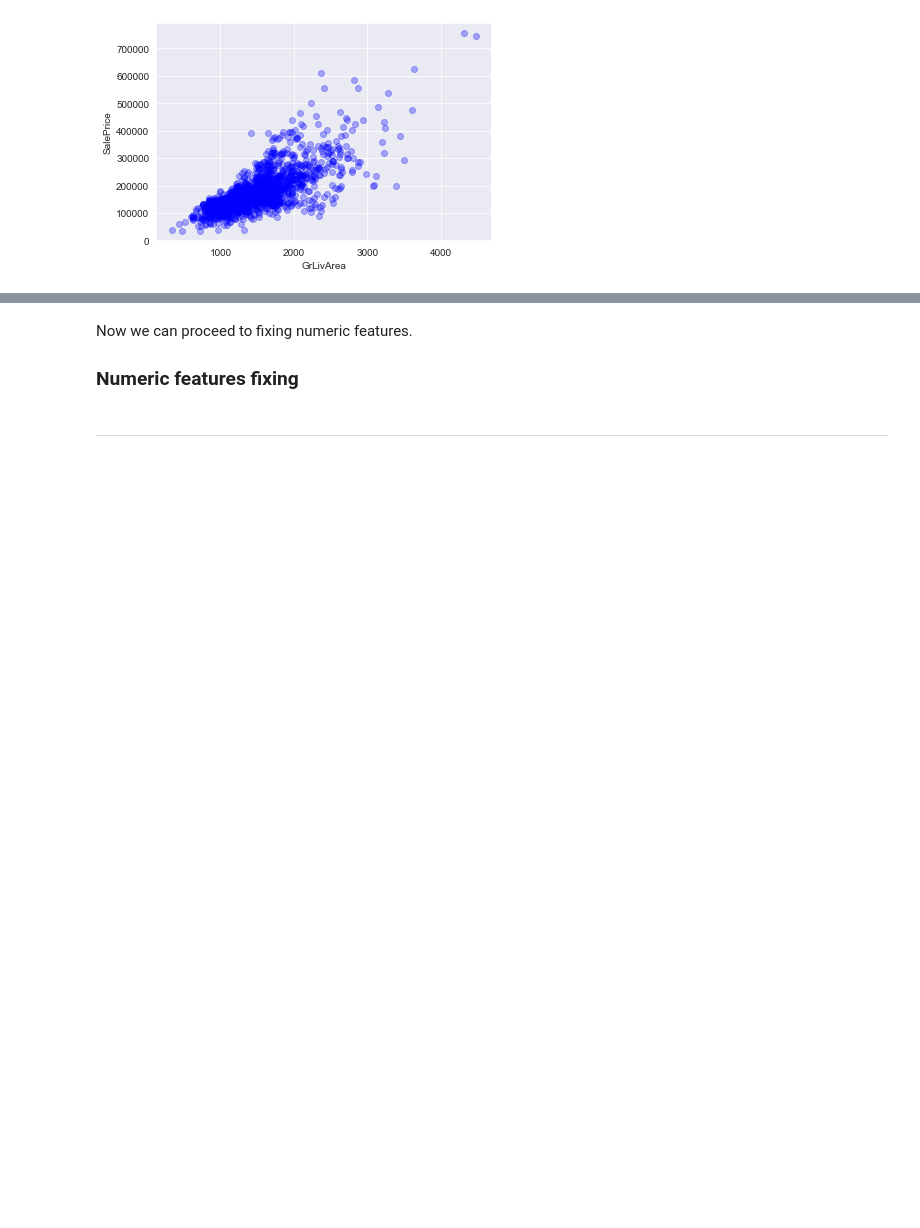
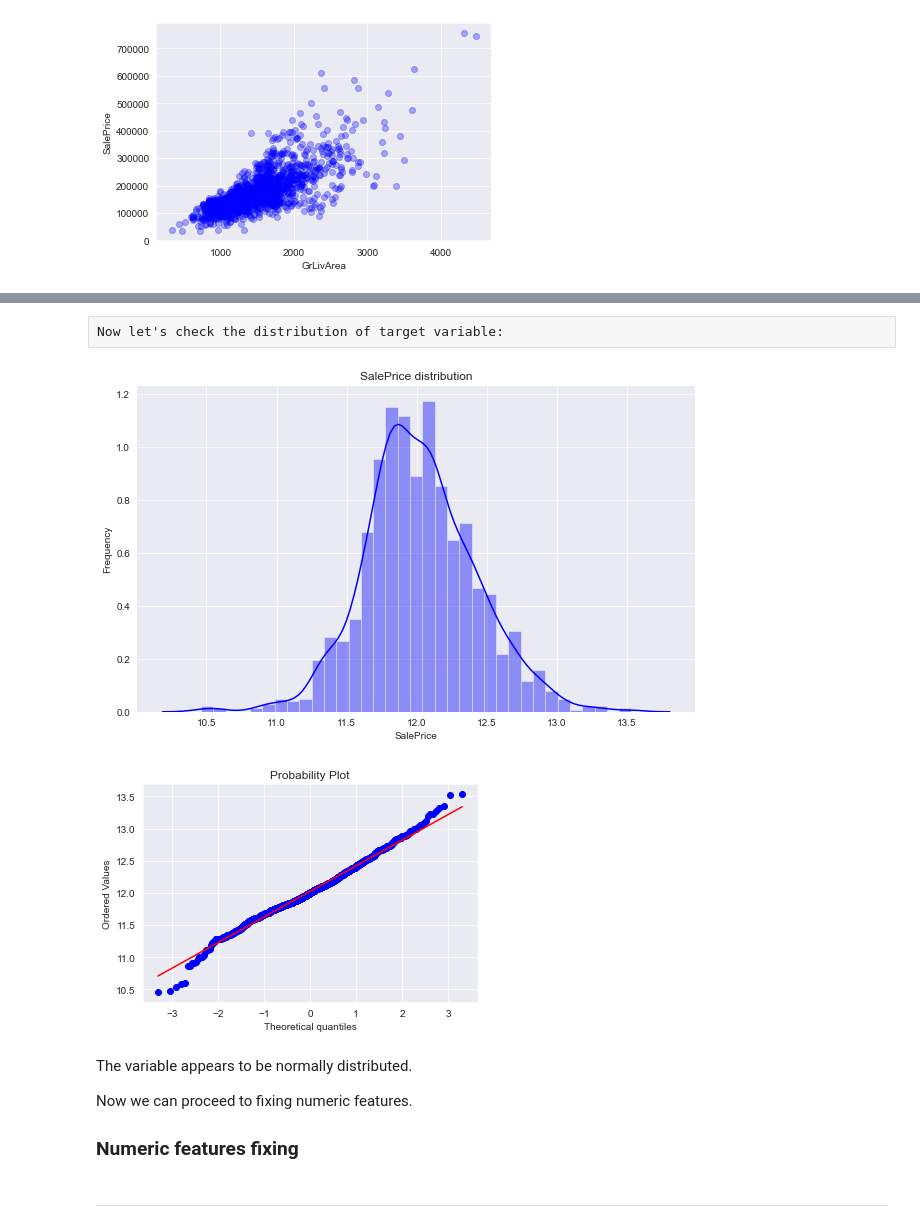
Before and after one commit to Mist3r-R/ames-house-price-prediction, a Jupyter notebook: House-Price-Prediction.ipynb, the cells around one changed output, grey strips where cells are left out. Cells and saved outputs as stored; diff of their text form; code cells hidden in the pictures; blank space fills up the shorter version.

Commit message:
Add target variable normalization

```diff
--- a/House-Price-Prediction.ipynb
+++ b/House-Price-Prediction.ipynb
@@ -480,4 +487,23 @@ plt.show()
+# %%
+train['SalePrice'] = np.log1p(train['SalePrice'])
+# %% [raw]
+Now let's check the distribution of target variable:
+# %%
+f, ax = plt.subplots(figsize=(10, 6))
+sns.distplot(train['SalePrice'], color='b');
+ax.set(ylabel="Frequency")
+ax.set(xlabel="SalePrice")
+ax.set(title="SalePrice distribution")
+sns.despine(trim=True, left=True)
+fig = plt.figure()
+res = stats.probplot(train['SalePrice'], plot=plt)
+plt.show()
+# %% [output]
+[figure, added]
+[figure, added]
 # %% [markdown]
+The variable appears to be normally distributed.
+
 Now we can proceed to fixing numeric features.
 
 ### Numeric features fixing <a name="num-fix"></a>
```
Also changed, not shown: parts of 2 cells of this notebook.
